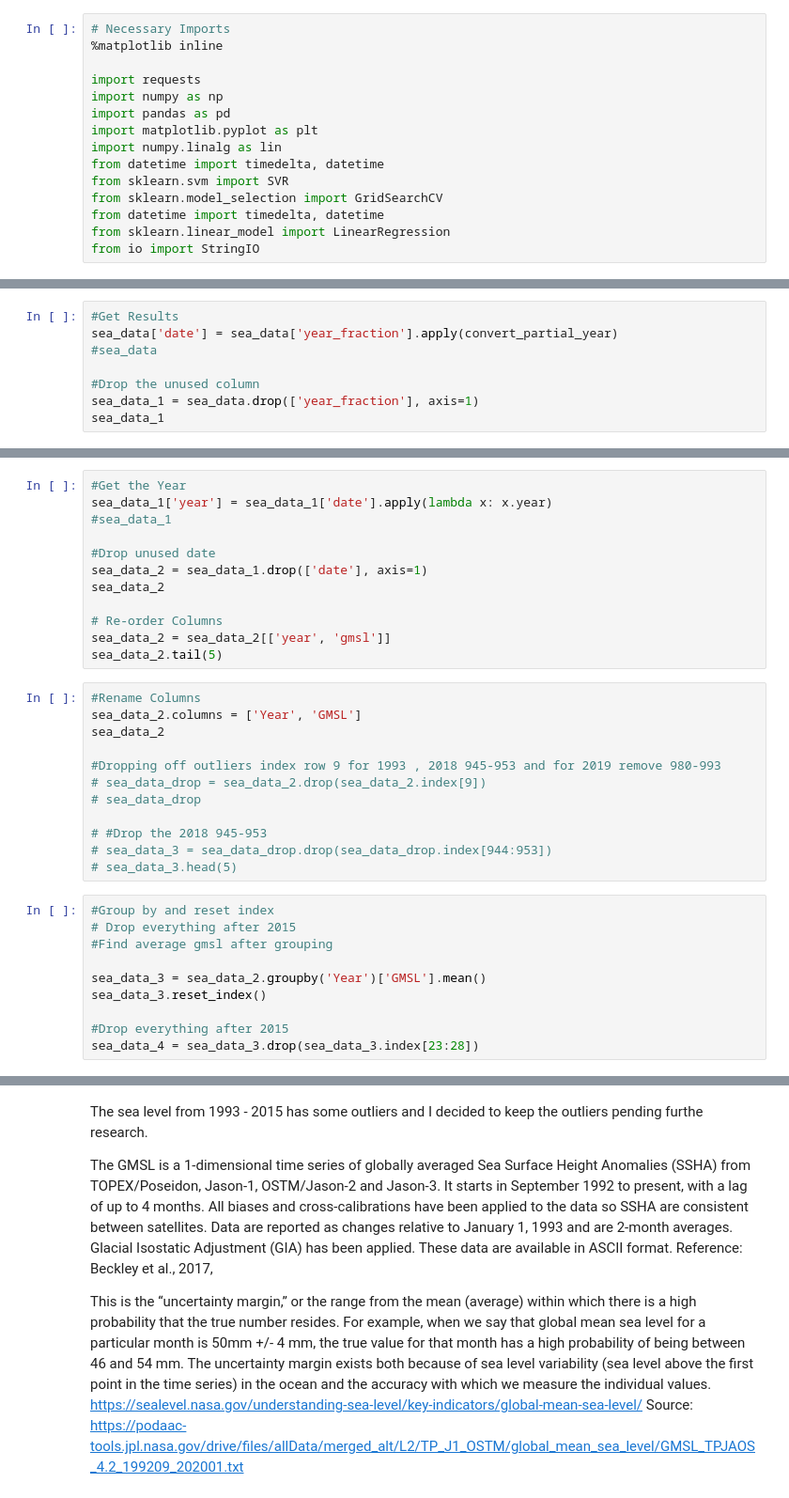
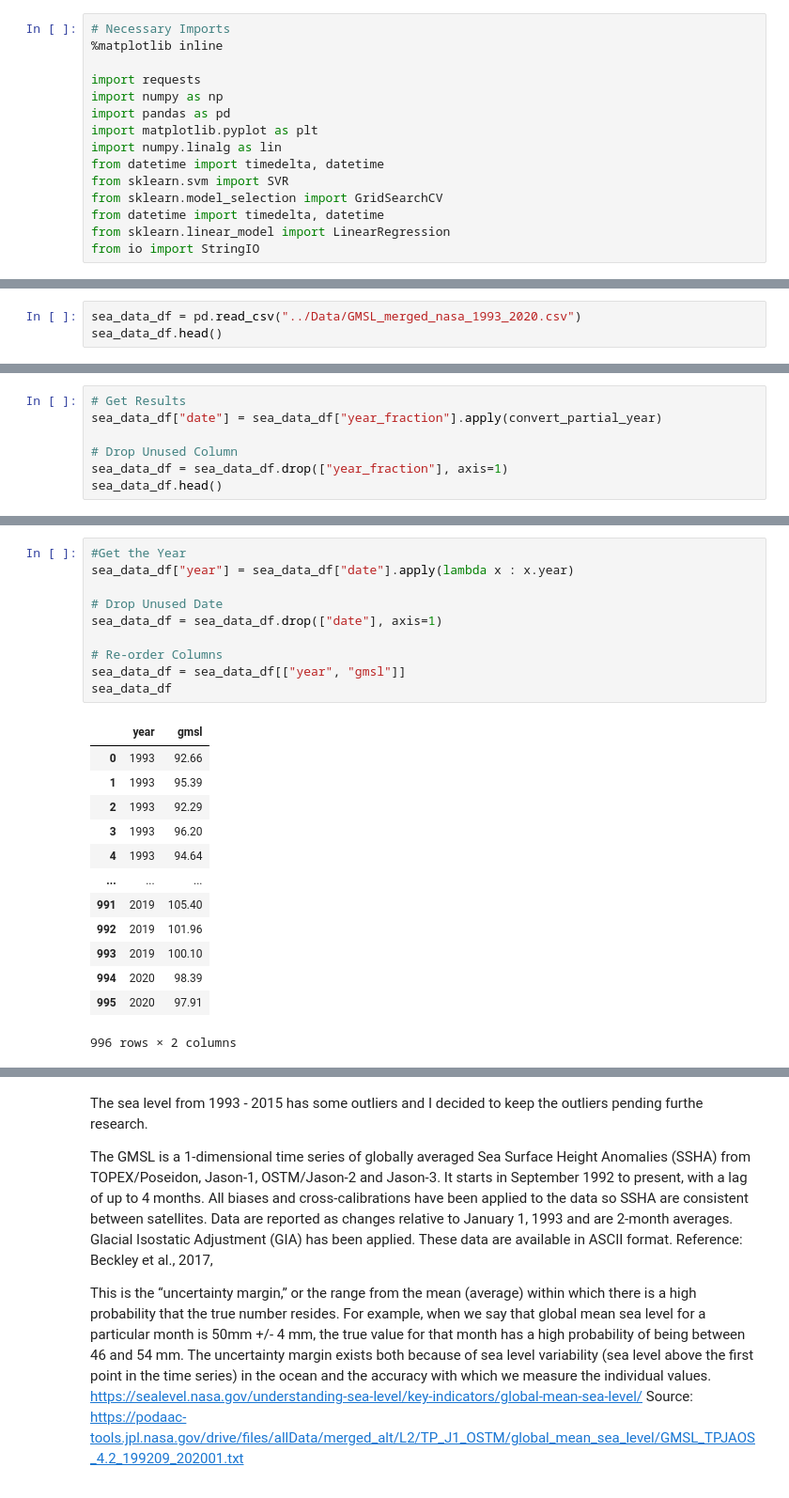
Before and after one commit to Khoi-Duong/ClimateChange, a Jupyter notebook: JupyterNotebook Files/Sealevel Scrub.ipynb, the cells around one changed output, grey strips where cells are left out. Shown at 94% size. Cells and saved outputs as stored; diff of their text form.

```diff
--- a/JupyterNotebook Files/Sealevel Scrub.ipynb
+++ b/JupyterNotebook Files/Sealevel Scrub.ipynb
@@ -26,0 +20,3 @@ sea_data.head(5)
+# %%
+sea_data_df = pd.read_csv("../Data/GMSL_merged_nasa_1993_2020.csv")
+sea_data_df.head()
@@ -33,10 +36,9 @@ def convert_partial_year(number):
     date = d + day_one
     return date
 # %%
-#Get Results
-sea_data['date'] = sea_data['year_fraction'].apply(convert_partial_year)
-#sea_data
+# Get Results
+sea_data_df["date"] = sea_data_df["year_fraction"].apply(convert_partial_year)
 
-#Drop the unused column
-sea_data_1 = sea_data.drop(['year_fraction'], axis=1)
-sea_data_1
+# Drop Unused Column
+sea_data_df = sea_data_df.drop(["year_fraction"], axis=1)
+sea_data_df.head()
@@ -43,34 +52,24 @@ sea_data_1
 # %%
 #Get the Year
-sea_data_1['year'] = sea_data_1['date'].apply(lambda x: x.year)
-#sea_data_1
+sea_data_df["year"] = sea_data_df["date"].apply(lambda x : x.year)
 
-#Drop unused date
-sea_data_2 = sea_data_1.drop(['date'], axis=1)
-sea_data_2
+# Drop Unused Date
+sea_data_df = sea_data_df.drop(["date"], axis=1)
 
 # Re-order Columns
-sea_data_2 = sea_data_2[['year', 'gmsl']]
-sea_data_2.tail(5)
+sea_data_df = sea_data_df[["year", "gmsl"]]
+sea_data_df
+# %% [output]
+|  | year | gmsl |
+| 0 | 1993 | 92.66 |
+| 1 | 1993 | 95.39 |
+| 2 | 1993 | 92.29 |
+| 3 | 1993 | 96.20 |
+| 4 | 1993 | 94.64 |
+| ... | ... | ... |
+| 991 | 2019 | 105.40 |
+| 992 | 2019 | 101.96 |
+| 993 | 2019 | 100.10 |
+| 994 | 2020 | 98.39 |
+| 995 | 2020 | 97.91 |
+996 rows × 2 columns
-# %%
-#Rename Columns
-sea_data_2.columns = ['Year', 'GMSL']
-sea_data_2
-
-#Dropping off outliers index row 9 for 1993 , 2018 945-953 and for 2019 remove 980-993
-# sea_data_drop = sea_data_2.drop(sea_data_2.index[9])
-# sea_data_drop
-
-# #Drop the 2018 945-953
-# sea_data_3 = sea_data_drop.drop(sea_data_drop.index[944:953])
-# sea_data_3.head(5)
-# %%
-#Group by and reset index
-# Drop everything after 2015
-#Find average gmsl after grouping
-
-sea_data_3 = sea_data_2.groupby('Year')['GMSL'].mean()
-sea_data_3.reset_index()
-
-#Drop everything after 2015
-sea_data_4 = sea_data_3.drop(sea_data_3.index[23:28])
```
Also changed, not shown: parts of 13 cells of this notebook.
